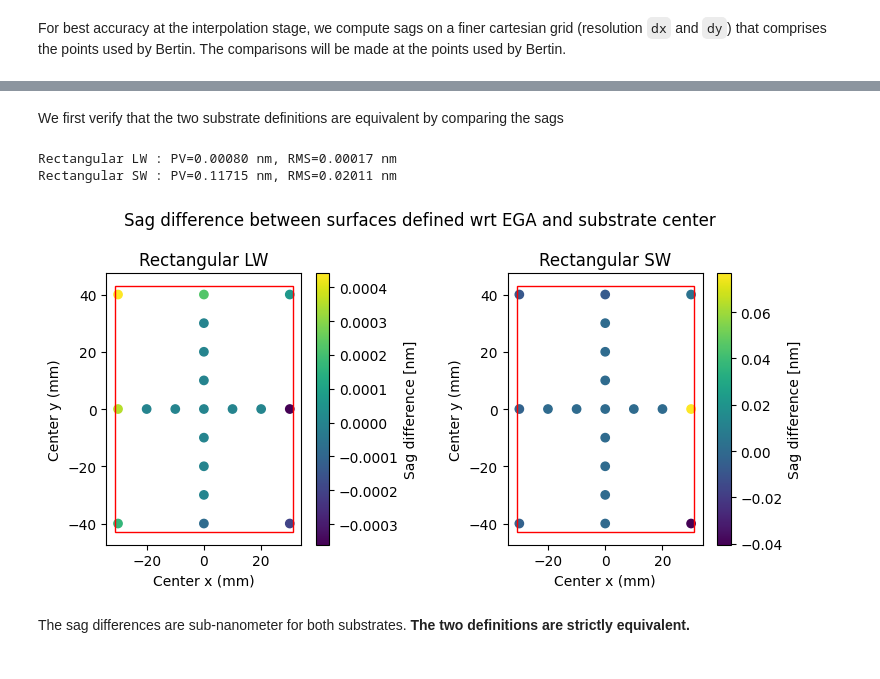
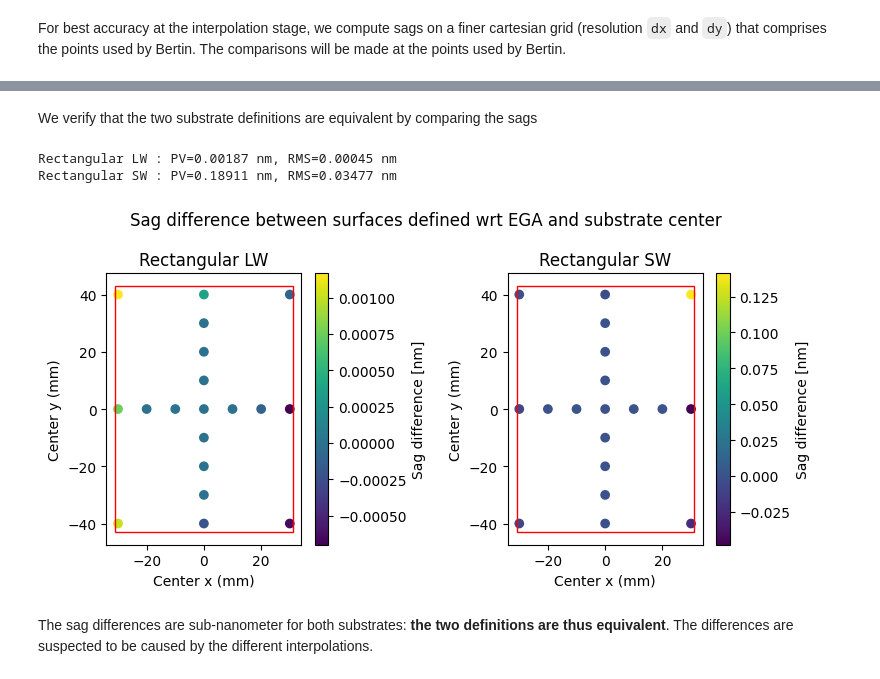
Before and after one commit to frederic-auchere/solar_c, a Jupyter notebook: sag_validation_with_bertin.ipynb, the cells around one changed output, grey strips where cells are left out. Cells and saved outputs as stored; diff of their text form; code cells hidden in the pictures.

```diff
--- a/sag_validation_with_bertin.ipynb
+++ b/sag_validation_with_bertin.ipynb
@@ -6,6 +6,22 @@ import matplotlib.pyplot as plt
 from scipy.interpolate import griddata
 from matplotlib.patches import Rectangle
 from optical import rectangular_sw_substrate, rectangular_lw_substrate
+
+def plot_delta(ax, delta):
+    sc = ax.scatter(bertin_center_x, bertin_center_y, c=delta)
+    bar = fig.colorbar(sc, ax=ax)
+    bar.set_label('Sag difference [nm]')
+    ax.set_title(substrate_ega.name)
+    ax.set_aspect('equal')
+    ax.set_xlabel('Center x (mm)')
+    ax.set_ylabel('Center y (mm)')
+    # Draw aperture of rectangular substrate
+    rect = Rectangle((substrate_center.aperture.dx - substrate_center.aperture.x_width / 2,
+                      substrate_center.aperture.dy - substrate_center.aperture.y_width / 2),
+                      substrate_center.aperture.x_width,
+                      substrate_center.aperture.y_width,
+                      color='red', fill=None)
+    ax.add_patch(rect)
 # %% [markdown]
 # Validation of EGA sag maps with Bertin
 
@@ -101,44 +119,32 @@ iy = [int((len(y_bertin_resampled) - 1) * (by - y_min) / (y_max - y_min)) for by
 # %% [markdown]
-We first verify that the two substrate definitions are equivalent by comparing the sags
+We verify that the two substrate definitions are equivalent by comparing the sags
 # %%
 fig, axes = plt.subplots(1, 2, tight_layout=True, figsize=(8, 4))
 fig.suptitle('Sag difference between surfaces defined wrt EGA and substrate center')
 
 for substrate_ega, substrate_center, ax in zip(substrates_ega, substrates_center, axes):
     # Translate the substrate points to the substrate frame (EGA & center) and define the corresponding grid
     # EGA
-    grid_ega = np.meshgrid(x_bertin_resampled + substrate_ega.aperture.dx,
-                           y_bertin_resampled + substrate_ega.aperture.dy)
+    limits = (x_min + substrate_ega.aperture.dx, x_max + substrate_ega.aperture.dx,
+              y_min + substrate_ega.aperture.dy, y_max + substrate_ega.aperture.dy)
+    grid_ega = substrate_ega.grid(nx, ny, limits)
     sag_ega = substrate_ega.sag(grid_ega)[(iy, ix)]  # compute sag and select at the locations defined by Bertin
     # Center
-    grid_center = np.meshgrid(x_bertin_resampled + substrate_center.aperture.dx,
-                              y_bertin_resampled + substrate_center.aperture.dy)
+    limits = (x_min + substrate_center.aperture.dx, x_max + substrate_center.aperture.dx,
+              y_min + substrate_center.aperture.dy, y_max + substrate_center.aperture.dy)
+    grid_center = substrate_center.grid(nx, ny, limits)
     sag_center = substrate_center.sag(grid_center)[(iy, ix)]
-
     delta = sag_ega - sag_center  # sag difference
     # Compensate sag difference at substrate center between the two definitions
     # The sag is 0 by definition for the substrates defined in the center frame
     delta -= substrate_ega.surface.dz - substrate_center.surface.dz
     delta *= 1e6 # convert to [nm]
+
     print(f'{substrate_ega.name} : PV={np.nanmax(delta) - np.nanmin(delta):.5f} nm, RMS={np.nanstd(delta):.5f} nm')
-    sc = ax.scatter(bertin_center_x, bertin_center_y, c=delta)
-    bar = fig.colorbar(sc, ax=ax)
-    bar.set_label('Sag difference [nm]')
-    ax.set_title(substrate_ega.name)
-    ax.set_aspect('equal')
-    ax.set_xlabel('Center x (mm)')
-    ax.set_ylabel('Center y (mm)')
-    # Draw aperture of rectangular substrate
-    rect = Rectangle((substrate_center.aperture.dx - substrate_center.aperture.x_width / 2,
-                      substrate_center.aperture.dy - substrate_center.aperture.y_width / 2),
-                      substrate_center.aperture.x_width,
-                      substrate_center.aperture.y_width,
-                      color='red', fill=None)
-    ax.add_patch(rect)
+    plot_delta(ax, delta)
 # %% [output]
-Rectangular LW : PV=0.00080 nm, RMS=0.00017 nm
-Rectangular SW : PV=0.11715 nm, RMS=0.02011 nm
+Rectangular LW : PV=0.00187 nm, RMS=0.00045 nm
+Rectangular SW : PV=0.18911 nm, RMS=0.03477 nm
-[figure, old version]
+[figure, new version]
 # %% [markdown]
-The sag differences are sub-nanometer for both substrates.
-**The two definitions are strictly equivalent.**
+The sag differences are sub-nanometer for both substrates: **the two definitions are thus equivalent**. The differences are suspected to be caused by the different interpolations.
```
Also changed, not shown: parts of 15 cells of this notebook.
